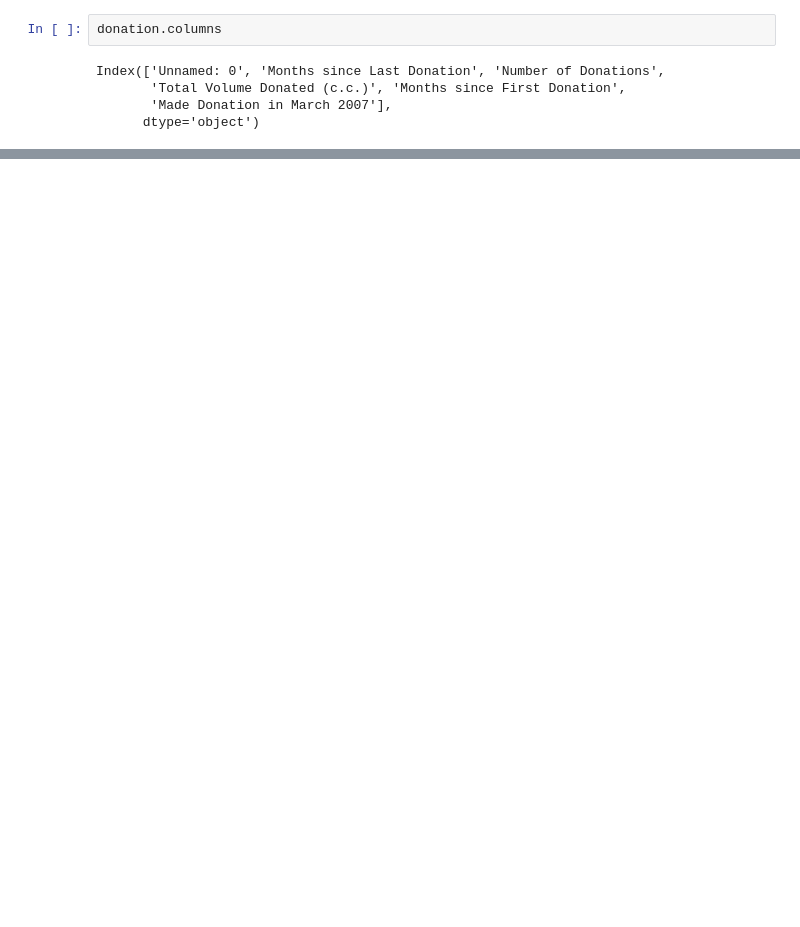
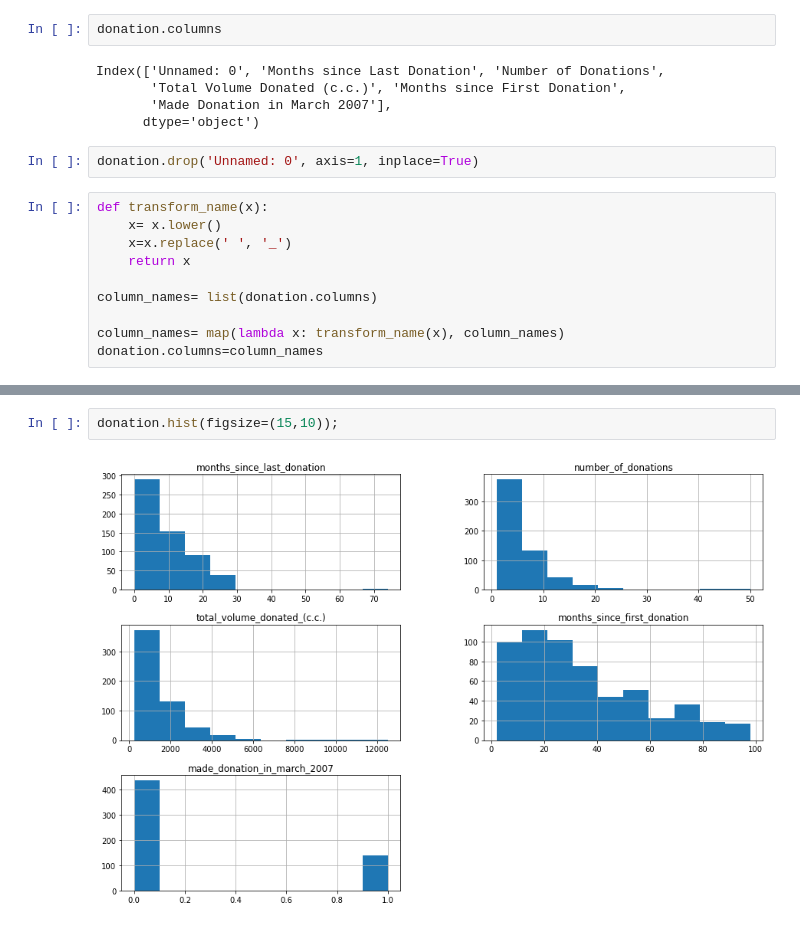
Before and after one commit to mdushetwar/Blood-Donation-Prediction, a Jupyter notebook: BloodDonationPred.ipynb, the cells around one changed output, grey strips where cells are left out. Saved outputs shown, nothing was run; the diff lists cells and outputs as text; blank space fills up the shorter version.

```diff
--- a/BloodDonationPred.ipynb
+++ b/BloodDonationPred.ipynb
@@ -119,3 +145,15 @@ Index(['Unnamed: 0', 'Months since Last Donation', 'Number of Donations',
        'Total Volume Donated (c.c.)', 'Months since First Donation',
        'Made Donation in March 2007'],
       dtype='object')
+# %%
+donation.drop('Unnamed: 0', axis=1, inplace=True)
+# %%
+def transform_name(x):
+    x= x.lower()
+    x=x.replace(' ', '_')
+    return x
+
+column_names= list(donation.columns)
+
+column_names= map(lambda x: transform_name(x), column_names)
+donation.columns=column_names
@@ -121,0 +177,4 @@ Index(['Unnamed: 0', 'Months since Last Donation', 'Number of Donations',
+# %%
+donation.hist(figsize=(15,10));
+# %% [output]
+[figure, added]
```
Also changed, not shown: parts of 5 cells of this notebook.
